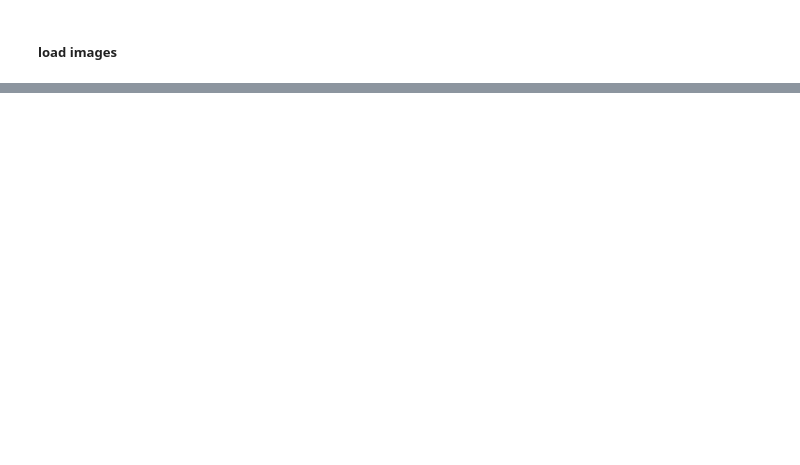
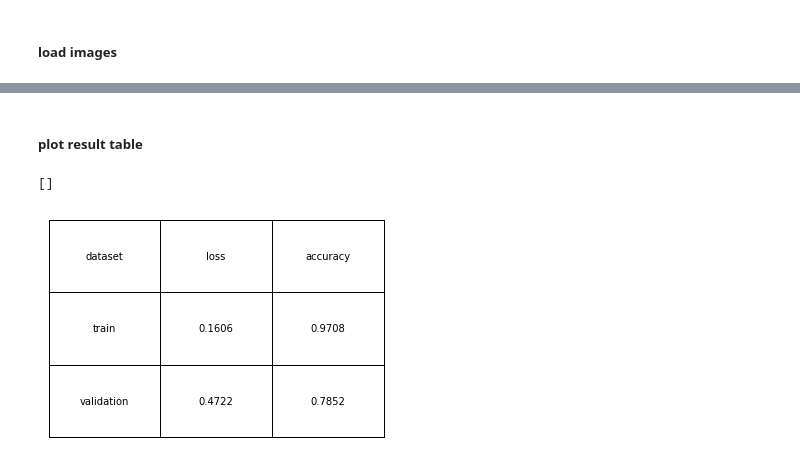
Before and after one commit to jm6534/MachineLearningProjectAssignment, a Jupyter notebook: Assignment02.ipynb, the cells around one changed output, grey strips where cells are left out. Saved outputs shown, nothing was run; the diff lists cells and outputs as text; code cells hidden in the pictures; blank space fills up the shorter version.

```diff
--- a/Assignment02.ipynb
+++ b/Assignment02.ipynb
@@ -120,0 +134,19 @@ plt.show()
+# %% [markdown]
+##### plot result table
+# %%
+nx, ny = 3, 3
+data = (('dataset', 'loss', 'accuracy'), ('train', str(round(train_loss[-1],4)), str(round(train_acc[-1],4))), ('validation', str(round(validation_loss[-1],4)), str(round(validation_acc[-1],4))))
+pl.figure()
+tb = pl.table(cellText=data, loc=(0,0), cellLoc='center')
+
+tc = tb.properties()['child_artists']
+for cell in tc:
+    cell.set_height(1/ny)
+    cell.set_width(1/nx)
+
+ax = pl.gca()
+ax.set_xticks([])
+ax.set_yticks([])
+# %% [output]
+[]
+[figure, added]
```
Also changed, not shown: parts of 8 cells of this notebook.
